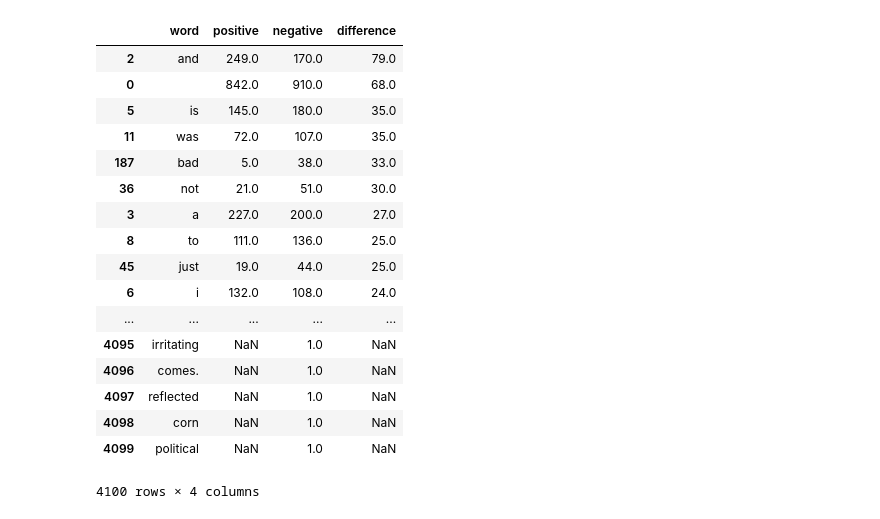
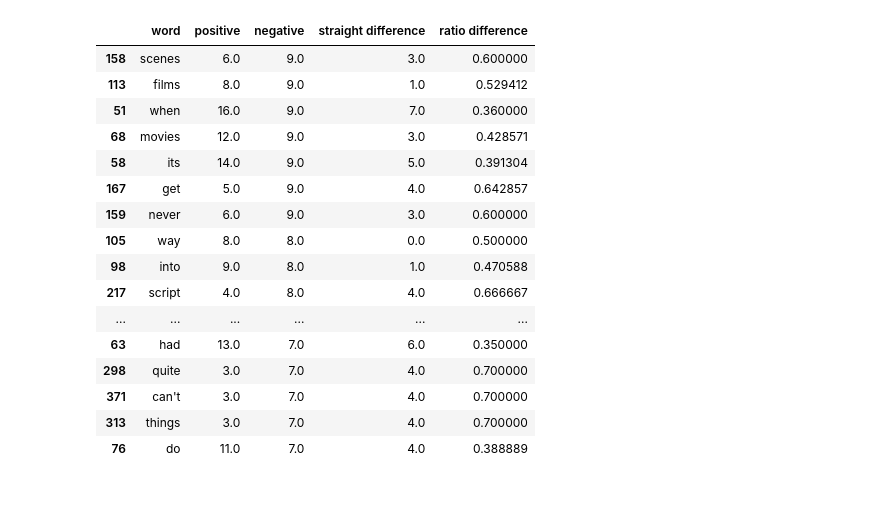
Before and after one commit to Kstengy/DataScience-Projects, a Jupyter notebook: Naive Bayes model build.ipynb, the cells around one changed output. Cells and saved outputs as stored; diff of their text form; code cells hidden in the pictures.

```diff
--- a/Naive Bayes model build.ipynb
+++ b/Naive Bayes model build.ipynb
@@ -10,38 +13,3 @@ import seaborn as sns
 # Reading through the IMDB data to see what peoples feelings were towards movies
 data = pd.read_csv('imdb_labelled.txt', delimiter = '\t', header = None)
 data.columns = ['message', 'rating']
-# %%
-# Building my keyword list
-
-keywords = ['and',
-            'even',
-            'good',
-            'plot',
-            'enjoy',
-            'best', #not very strong
-            'love',
-            'cool', #also pretty weak
-            'awesome',
-            'film',
-            'for',
-            'is',
-            'was',
-            'i',
-            'not',
-            'a',
-            'to',
-            'just',
-            'know',
-            'wonderful',
-            'only',
-            'great',
-            'bad.',
-            'waste',
-            'like',
-            'really',
-            'excellent',
-           ]
-for key in keywords:
-    data[str(key)] = data.message.str.contains(
-        str(key), case = False #getting rid of the spaces in order to find words at beginning or end of sentences
-    )
@@ -170,5 +57,11 @@ print(df_neg.head())
 # %%
+#merging positive and negative lists to get counts for each
 posneg_df = pd.merge(df_pos, df_neg, on='word', how='outer')
 posneg_df.columns = ['word', 'positive', 'negative']
-posneg_df['difference'] = abs((posneg_df.positive - posneg_df.negative))
+
+#building a dataframe that calculates absolute difference in word appearance counts
+posneg_df['straight difference'] = abs(posneg_df.positive - posneg_df.negative)
+
+#dataframe that calculates ratio difference
+posneg_df['ratio difference'] = abs((posneg_df.negative / (posneg_df.positive + posneg_df.negative)))
 # %%
@@ -194,23 +76,22 @@ posneg_df.head(50)
 # %%
 # I used a lot of the words high on this list figuring the larger the difference in usage
 # the more effect it would have on the predictive value of the model
-posneg_df.sort_values(by = 'difference', ascending = False)
+posneg_df.sort_values(by = 'negative', ascending = False)[101:140]
 # %% [output]
-|  | word | positive | negative | difference |
-| 2 | and | 249.0 | 170.0 | 79.0 |
-| 0 |  | 842.0 | 910.0 | 68.0 |
-| 5 | is | 145.0 | 180.0 | 35.0 |
-| 11 | was | 72.0 | 107.0 | 35.0 |
-| 187 | bad | 5.0 | 38.0 | 33.0 |
-| 36 | not | 21.0 | 51.0 | 30.0 |
-| 3 | a | 227.0 | 200.0 | 27.0 |
-| 8 | to | 111.0 | 136.0 | 25.0 |
-| 45 | just | 19.0 | 44.0 | 25.0 |
-| 6 | i | 132.0 | 108.0 | 24.0 |
-| ... | ... | ... | ... | ... |
-| 4095 | irritating | NaN | 1.0 | NaN |
-| 4096 | comes. | NaN | 1.0 | NaN |
-| 4097 | reflected | NaN | 1.0 | NaN |
-| 4098 | corn | NaN | 1.0 | NaN |
-| 4099 | political | NaN | 1.0 | NaN |
+|  | word | positive | negative | straight difference | ratio difference |
+| 158 | scenes | 6.0 | 9.0 | 3.0 | 0.600000 |
+| 113 | films | 8.0 | 9.0 | 1.0 | 0.529412 |
+| 51 | when | 16.0 | 9.0 | 7.0 | 0.360000 |
+| 68 | movies | 12.0 | 9.0 | 3.0 | 0.428571 |
+| 58 | its | 14.0 | 9.0 | 5.0 | 0.391304 |
+| 167 | get | 5.0 | 9.0 | 4.0 | 0.642857 |
+| 159 | never | 6.0 | 9.0 | 3.0 | 0.600000 |
+| 105 | way | 8.0 | 8.0 | 0.0 | 0.500000 |
+| 98 | into | 9.0 | 8.0 | 1.0 | 0.470588 |
+| 217 | script | 4.0 | 8.0 | 4.0 | 0.666667 |
+| ... | ... | ... | ... | ... | ... |
+| 63 | had | 13.0 | 7.0 | 6.0 | 0.350000 |
+| 298 | quite | 3.0 | 7.0 | 4.0 | 0.700000 |
+| 371 | can't | 3.0 | 7.0 | 4.0 | 0.700000 |
+| 313 | things | 3.0 | 7.0 | 4.0 | 0.700000 |
+| 76 | do | 11.0 | 7.0 | 4.0 | 0.388889 |
-4100 rows × 4 columns
```
Also changed, not shown: parts of 30 cells of this notebook.
